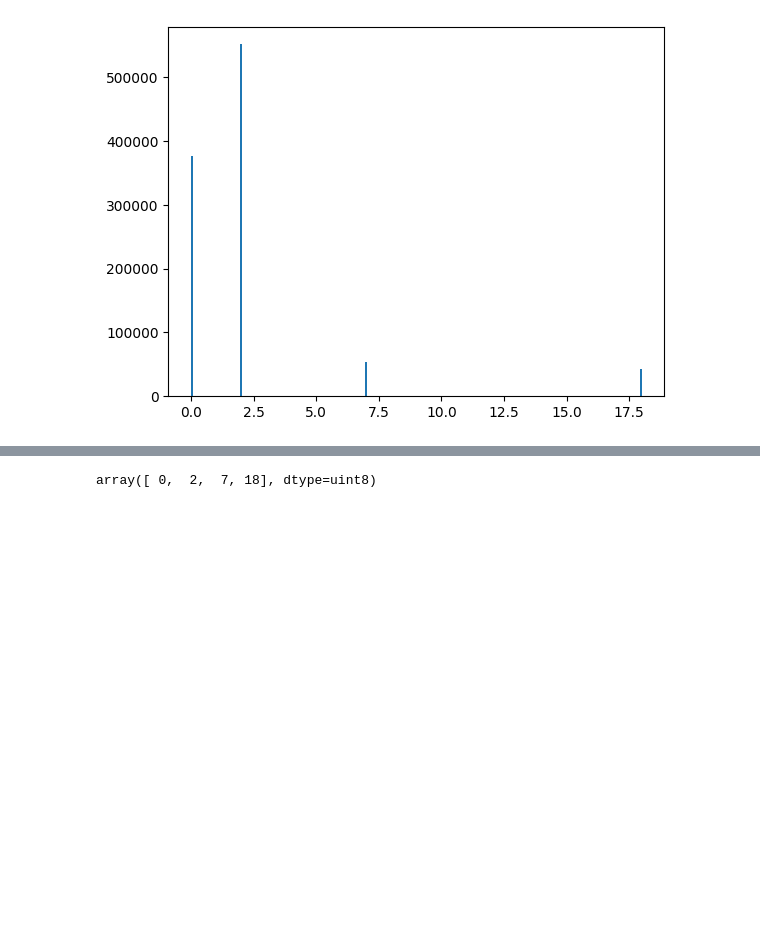
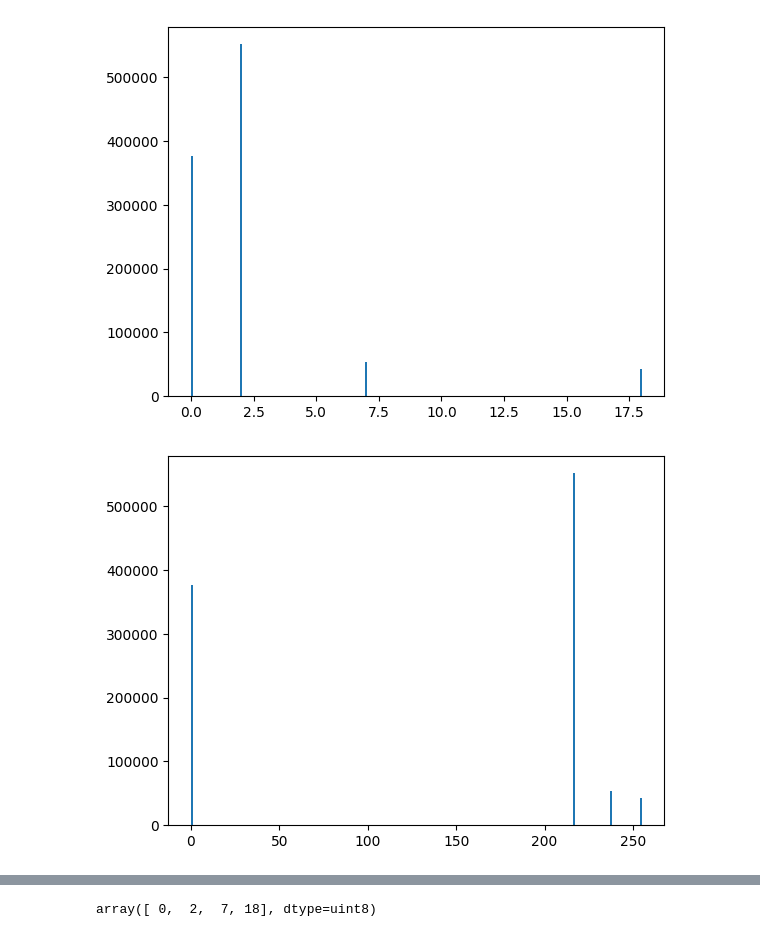
Before and after one commit to Sasa-Indeed/Computer_Vision_QR_reader, a Jupyter notebook: testing.ipynb, the cells around one changed output, grey strips where cells are left out. Cells and saved outputs as stored; diff of their text form; code cells hidden in the pictures; blank space fills up the shorter version.

```diff
--- a/testing.ipynb
+++ b/testing.ipynb
@@ -308,0 +311,4 @@ plt.hist(images[12].ravel(), bins=256);
+# %%
+plt.hist(image_12_equalized.ravel(), bins=256);
+# %% [output]
+[figure, added]
```
Also changed, not shown: parts of 7 cells of this notebook.
